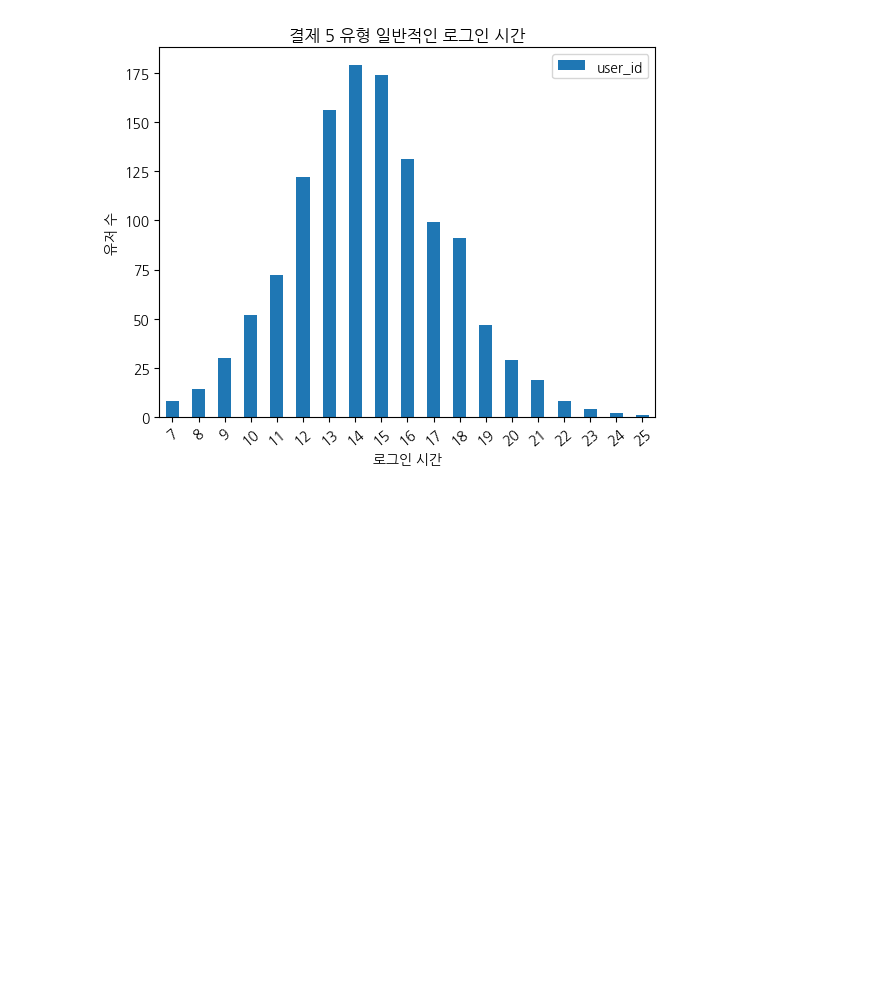
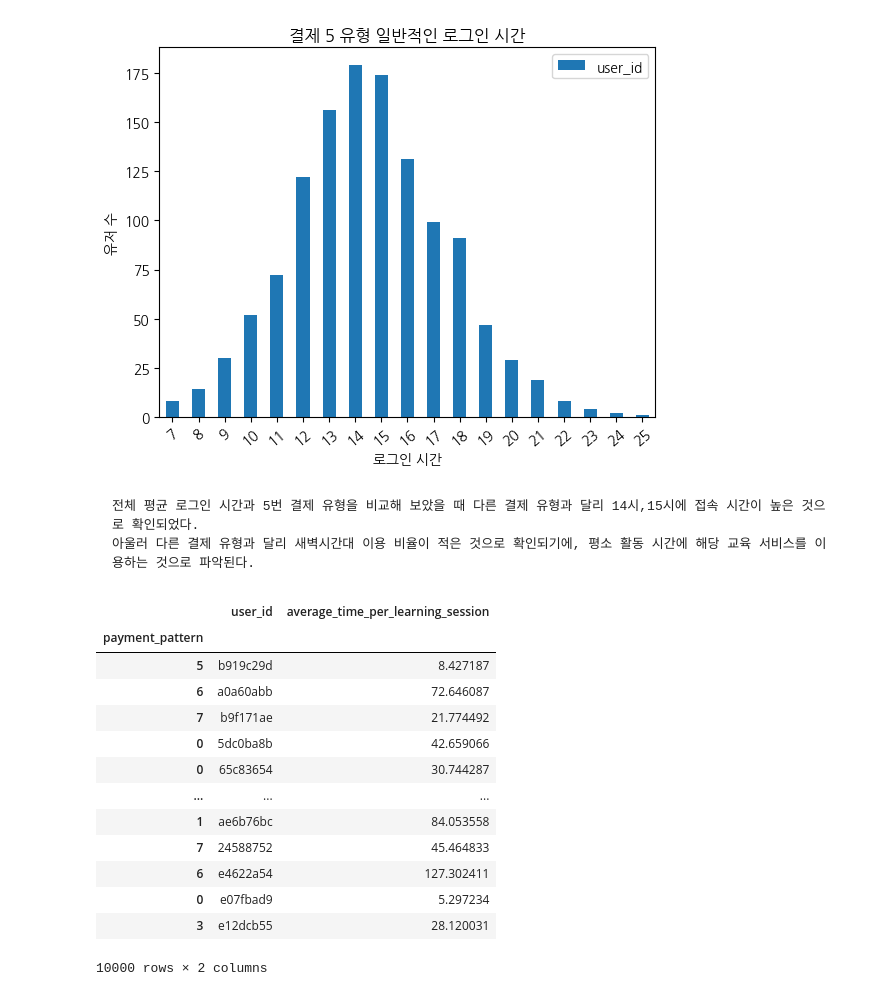
Before and after one commit to pin9u5/WASSUP, a Jupyter notebook: DA_mini_project/DA_Mini_Project.ipynb, the cells around one changed output. Cells and saved outputs as stored; diff of their text form; code cells hidden in the pictures; blank space fills up the shorter version.

````diff
--- a/DA_mini_project/DA_Mini_Project.ipynb
+++ b/DA_mini_project/DA_Mini_Project.ipynb
@@ -507,0 +505,24 @@ plt.show()
+# %% [markdown]
+```
+전체 평균 로그인 시간과 5번 결제 유형을 비교해 보았을 때 다른 결제 유형과 달리 14시,15시에 접속 시간이 높은 것으로 확인되었다.
+아울러 다른 결제 유형과 달리 새벽시간대 이용 비율이 적은 것으로 확인되기에, 평소 활동 시간에 해당 교육 서비스를 이용하는 것으로 파악된다.
+```
+# %%
+pay5_learning = data[['user_id','payment_pattern', 'average_time_per_learning_session']]
+pay5_learning = pay5_learning.set_index('payment_pattern')
+pay5_learning
+# %% [output]
+|  | user_id | average_time_per_learning_session |
+| payment_pattern |  |  |
+| 5 | b919c29d | 8.427187 |
+| 6 | a0a60abb | 72.646087 |
+| 7 | b9f171ae | 21.774492 |
+| 0 | 5dc0ba8b | 42.659066 |
+| 0 | 65c83654 | 30.744287 |
+| ... | ... | ... |
+| 1 | ae6b76bc | 84.053558 |
+| 7 | 24588752 | 45.464833 |
+| 6 | e4622a54 | 127.302411 |
+| 0 | e07fbad9 | 5.297234 |
+| 3 | e12dcb55 | 28.120031 |
+10000 rows × 2 columns
````
Also changed, not shown: parts of 7 cells of this notebook.
